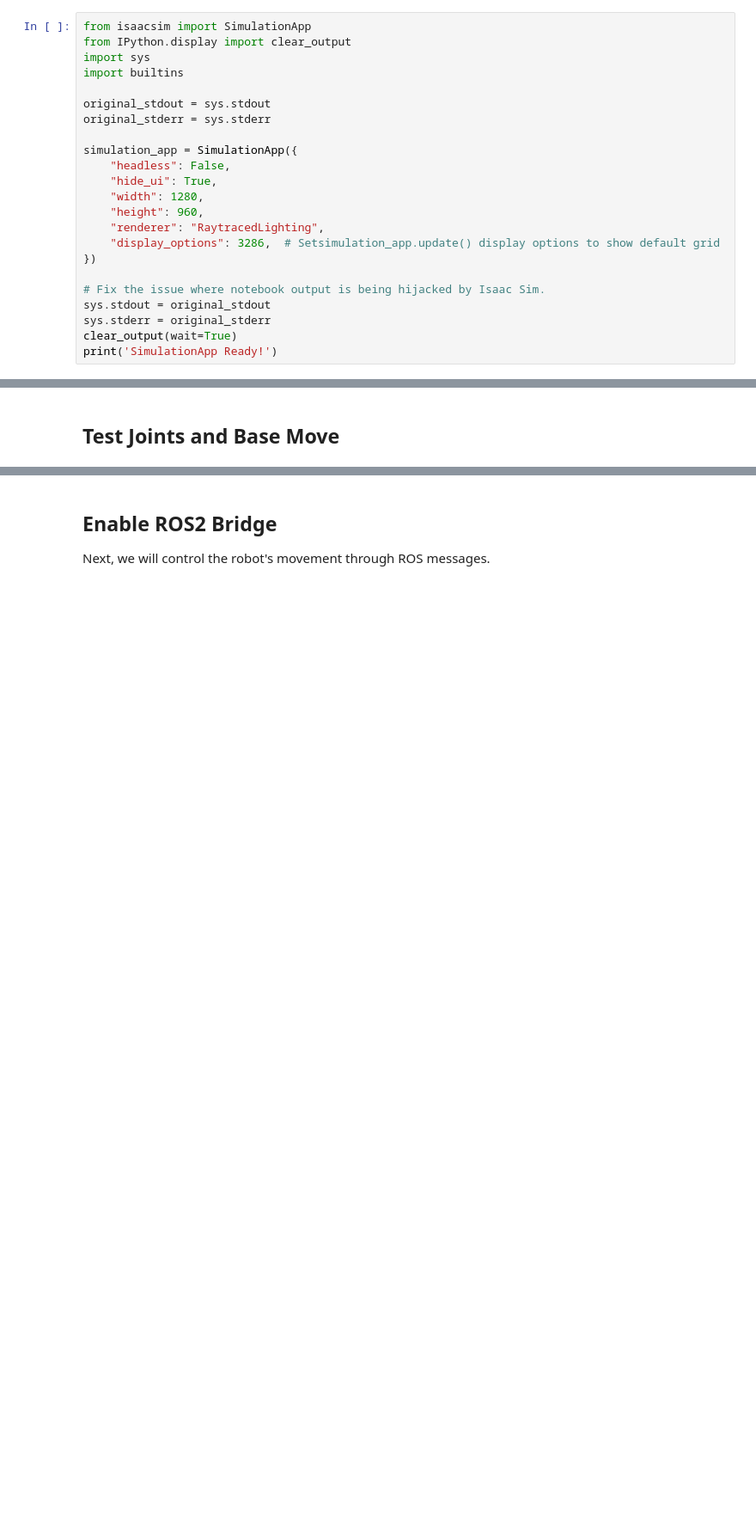
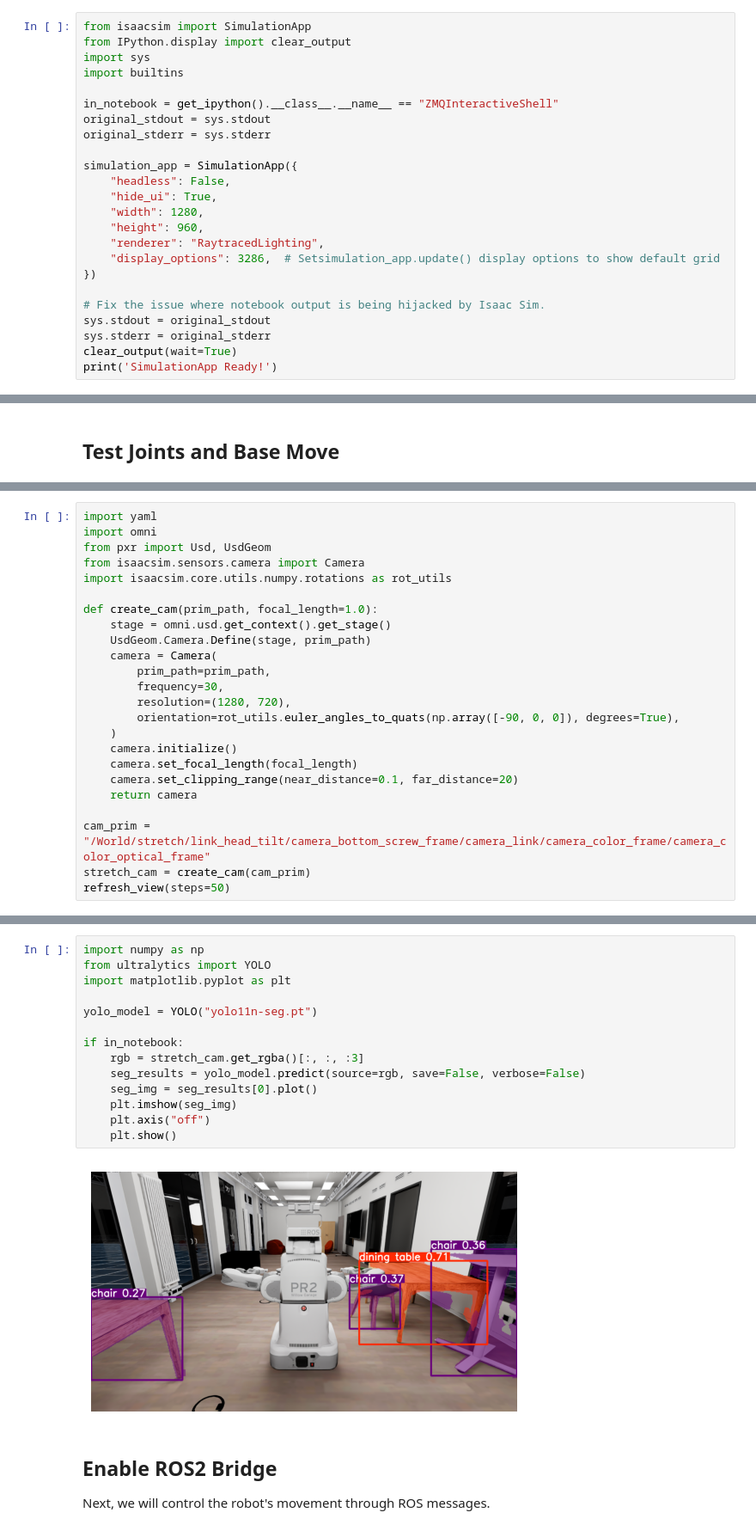
Before and after one commit to yxzhan/isaacsim-template, a Jupyter notebook: examples/apartment.ipynb, the cells around one changed output, grey strips where cells are left out. Shown at 86% size. Cells and saved outputs as stored; diff of their text form; blank space fills up the shorter version.

Commit message:
update add camera

```diff
--- a/examples/apartment.ipynb
+++ b/examples/apartment.ipynb
@@ -41,6 +45,7 @@ from IPython.display import clear_output
 import sys
 import builtins
 
+in_notebook = get_ipython().__class__.__name__ == "ZMQInteractiveShell"
 original_stdout = sys.stdout
 original_stderr = sys.stderr
 
@@ -433,0 +487,24 @@ for robot in robots:
+# %%
+import yaml
+import omni
+from pxr import Usd, UsdGeom
+from isaacsim.sensors.camera import Camera
+import isaacsim.core.utils.numpy.rotations as rot_utils
+
+def create_cam(prim_path, focal_length=1.0):
+    stage = omni.usd.get_context().get_stage()
+    UsdGeom.Camera.Define(stage, prim_path)
+    camera = Camera(
+        prim_path=prim_path,
+        frequency=30,
+        resolution=(1280, 720),
+        orientation=rot_utils.euler_angles_to_quats(np.array([-90, 0, 0]), degrees=True),
+    )
+    camera.initialize()
+    camera.set_focal_length(focal_length)
+    camera.set_clipping_range(near_distance=0.1, far_distance=20)
+    return camera
+
+cam_prim = "/World/stretch/link_head_tilt/camera_bottom_screw_frame/camera_link/camera_color_frame/camera_color_optical_frame"
+stretch_cam = create_cam(cam_prim)
+refresh_view(steps=50)
@@ -434,3 +521,19 @@ for robot in robots:
+# %%
+import numpy as np
+from ultralytics import YOLO
+import matplotlib.pyplot as plt
+
+yolo_model = YOLO("yolo11n-seg.pt")
+
+if in_notebook:
+    rgb = stretch_cam.get_rgba()[:, :, :3]
+    seg_results = yolo_model.predict(source=rgb, save=False, verbose=False)
+    seg_img = seg_results[0].plot()
+    plt.imshow(seg_img)
+    plt.axis("off")
+    plt.show()
+# %% [output]
+[figure, added]
 # %% [markdown]
 ## Enable ROS2 Bridge
 
```
Also changed, not shown: parts of 19 cells of this notebook, 10 other files.
